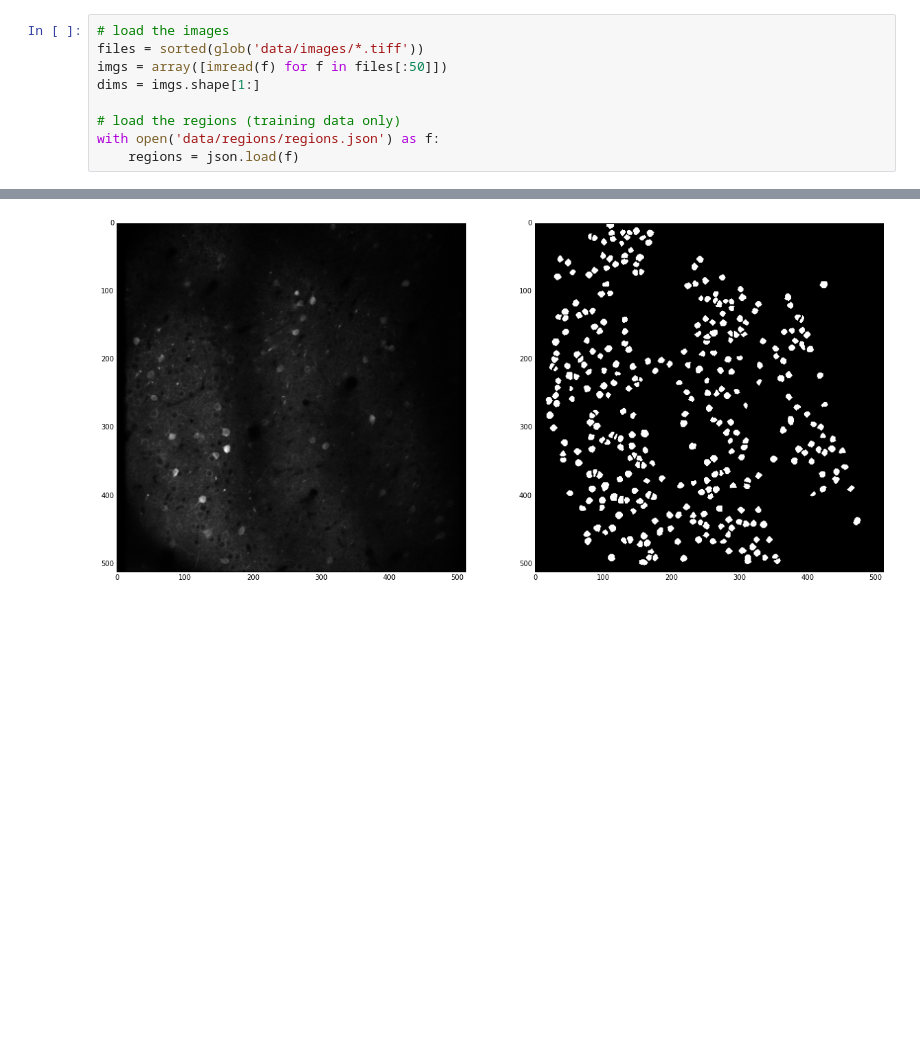
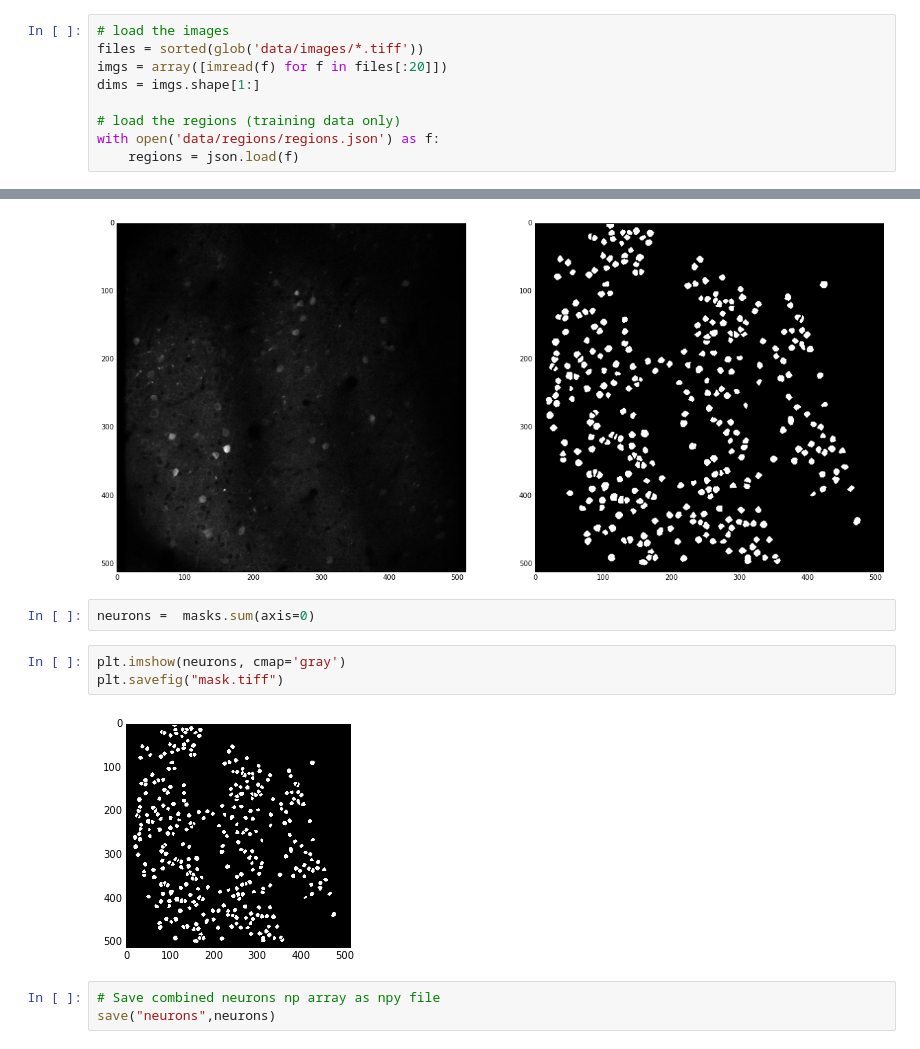
Before and after one commit to dsp-uga/Canady, a Jupyter notebook: Independent Neuron.ipynb, the cells around one changed output, grey strips where cells are left out. Drawn from its saved outputs; the diff is of its cells as text; blank space fills up the shorter version.

Commit message:
Tensorflow Unet baseline
1. Export mask as numpy array from independent neuron
2. Created baseline tensorflow unet and made prediction

```diff
--- a/Independent Neuron.ipynb
+++ b/Independent Neuron.ipynb
@@ -13,7 +14,7 @@ from glob import glob
 # %%
 # load the images
 files = sorted(glob('data/images/*.tiff'))
-imgs = array([imread(f) for f in files[:50]])
+imgs = array([imread(f) for f in files[:20]])
 dims = imgs.shape[1:]
 
 # load the regions (training data only)
@@ -106,3 +107,13 @@ plt.savefig("mask.png")
 plt.show()
 # %% [output]
 [figure]
+# %%
+neurons =  masks.sum(axis=0)
+# %%
+plt.imshow(neurons, cmap='gray')
+plt.savefig("mask.tiff")
+# %% [output]
+[figure, added]
+# %%
+# Save combined neurons np array as npy file
+save("neurons",neurons)
```
Also changed, not shown: parts of 1 cell of this notebook, 3 other files.
